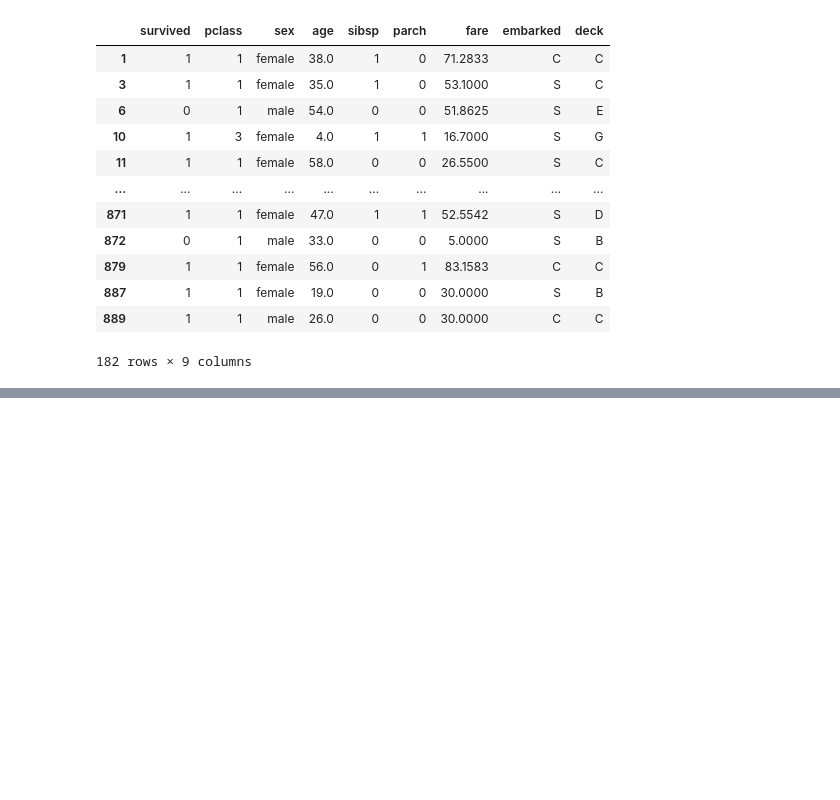
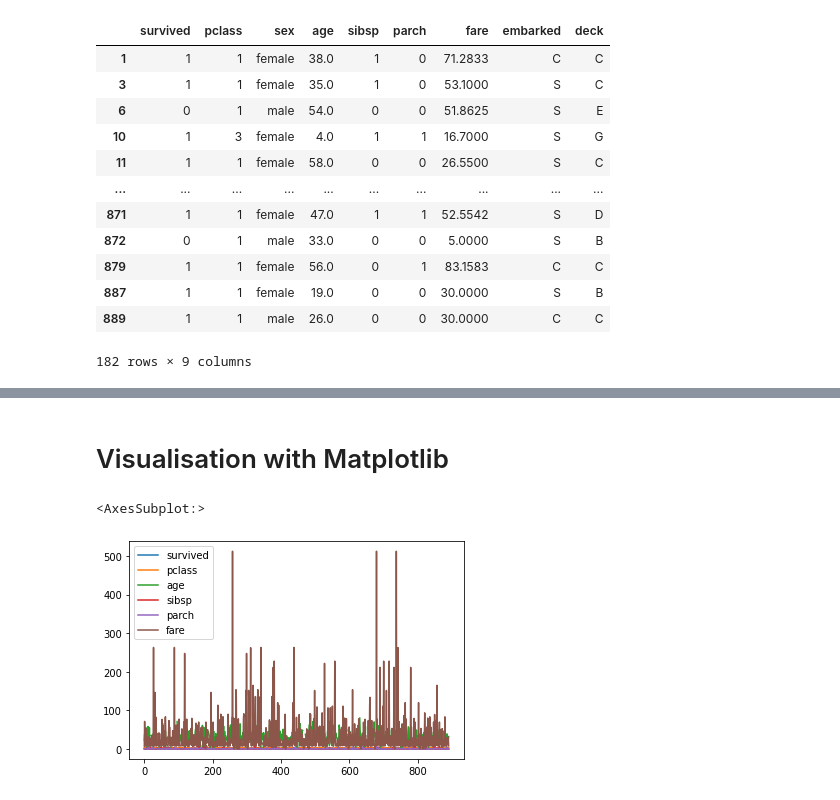
Before and after one commit to davidainslie/binance, a Jupyter notebook: src/numpy-pandas-matplotlib-seaborn.ipynb, the cells around one changed output, grey strips where cells are left out. Cells and saved outputs as stored; diff of their text form; code cells hidden in the pictures; blank space fills up the shorter version.

```diff
--- a/src/numpy-pandas-matplotlib-seaborn.ipynb
+++ b/src/numpy-pandas-matplotlib-seaborn.ipynb
@@ -1526,0 +1544,2 @@ titanicWithoutNAs.to_csv("titanic-without-na.csv", index = False)
+# %% [markdown]
+# Visualisation with Matplotlib
@@ -1526,0 +1548,2 @@ titanicWithoutNAs.to_csv("titanic-without-na.csv", index = False)
+# %%
+titanic = pd.read_csv("../course/appendix/Appendix3_Materials/Video_Lectures_NBs/titanic.csv")
@@ -1526,0 +1552,5 @@ titanicWithoutNAs.to_csv("titanic-without-na.csv", index = False)
+# %%
+titanic.plot()
+# %% [output]
+<AxesSubplot:>
+[figure, added]
```
Also changed, not shown: parts of 23 cells of this notebook, 1 other file.
